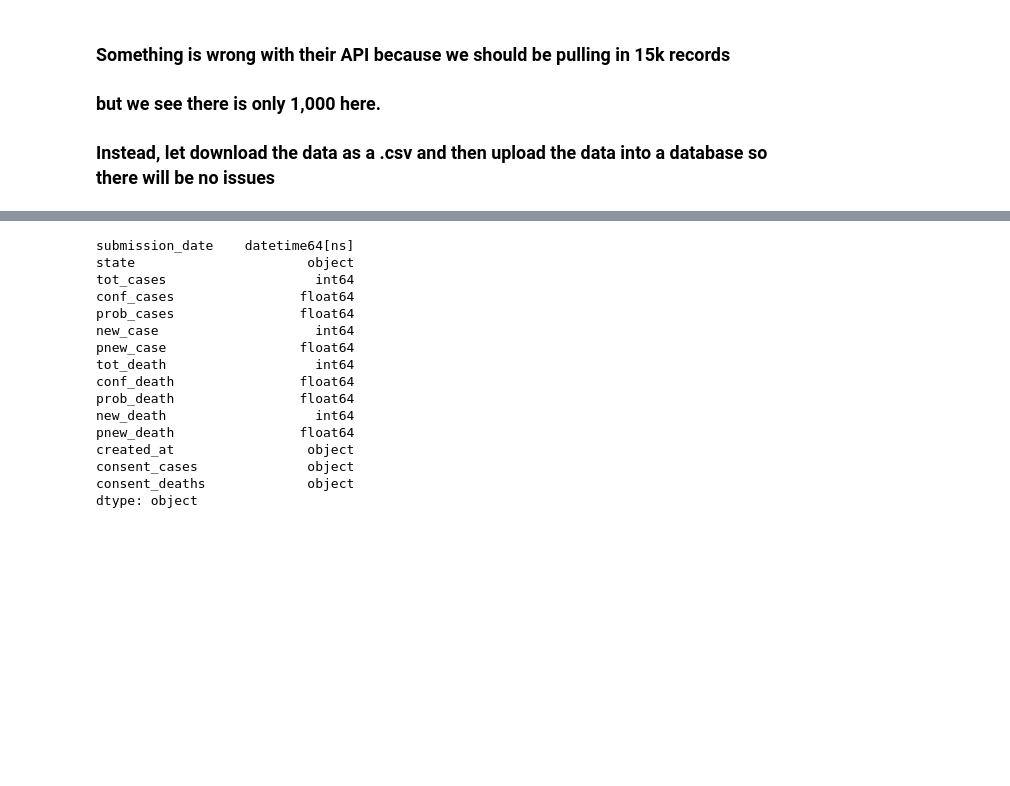
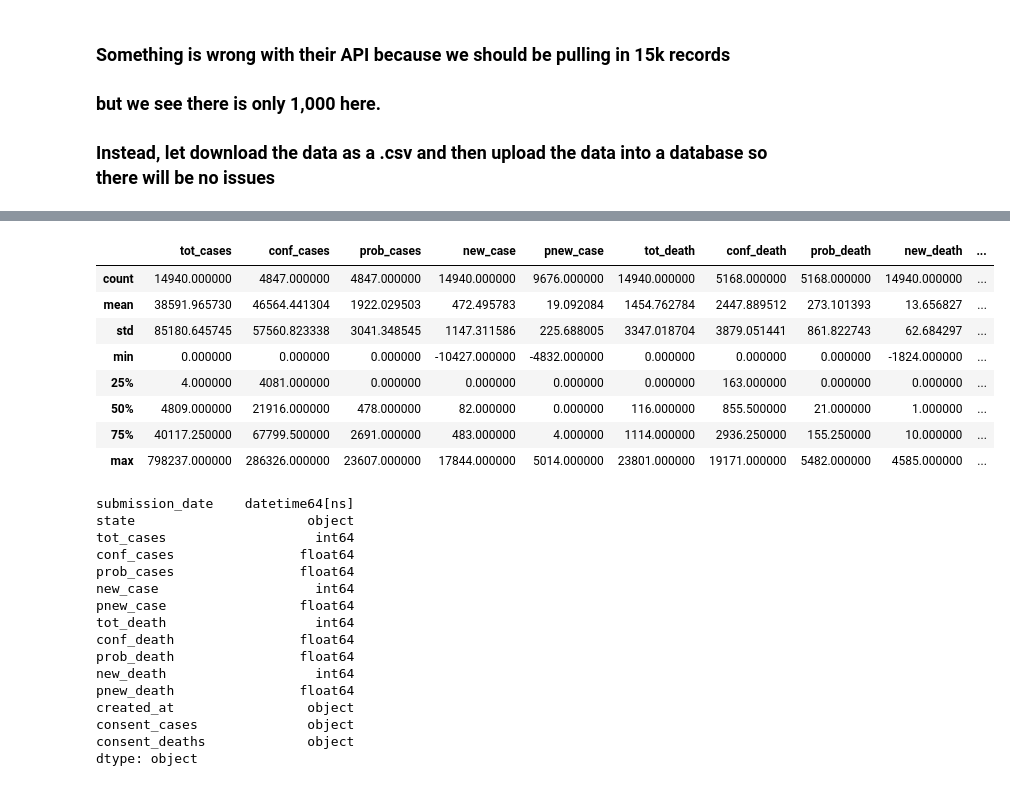
Before and after one commit to chrisvidetto1/Portfolio, a Jupyter notebook: COVID_19_EDA.ipynb, the cells around one changed output, grey strips where cells are left out. Saved outputs shown, nothing was run; the diff lists cells and outputs as text; code cells hidden in the pictures; blank space fills up the shorter version.

```diff
--- a/COVID_19_EDA.ipynb
+++ b/COVID_19_EDA.ipynb
@@ -137,6 +92,18 @@ dfcovid19 = pd.read_sql("SELECT * FROM covid19;", con=engine)
 # %%
 ### Cheating and just pulling down the data from GitHub for ease
 dfcovid19 = pd.read_csv('https://raw.githubusercontent.com/chrisvidetto1/Exploratory_Data_Analysis/master/US_COVID-19_Cases_and_Deaths_over_Time.csv')
+# %%
+dfcovid19.describe()
+# %% [output]
+|  | tot_cases | conf_cases | prob_cases | new_case | pnew_case | tot_death | conf_death | prob_death | new_death | ... |
+| count | 14940.000000 | 4847.000000 | 4847.000000 | 14940.000000 | 9676.000000 | 14940.000000 | 5168.000000 | 5168.000000 | 14940.000000 | ... |
+| mean | 38591.965730 | 46564.441304 | 1922.029503 | 472.495783 | 19.092084 | 1454.762784 | 2447.889512 | 273.101393 | 13.656827 | ... |
+| std | 85180.645745 | 57560.823338 | 3041.348545 | 1147.311586 | 225.688005 | 3347.018704 | 3879.051441 | 861.822743 | 62.684297 | ... |
+| min | 0.000000 | 0.000000 | 0.000000 | -10427.000000 | -4832.000000 | 0.000000 | 0.000000 | 0.000000 | -1824.000000 | ... |
+| 25% | 4.000000 | 4081.000000 | 0.000000 | 0.000000 | 0.000000 | 0.000000 | 163.000000 | 0.000000 | 0.000000 | ... |
+| 50% | 4809.000000 | 21916.000000 | 478.000000 | 82.000000 | 0.000000 | 116.000000 | 855.500000 | 21.000000 | 1.000000 | ... |
+| 75% | 40117.250000 | 67799.500000 | 2691.000000 | 483.000000 | 4.000000 | 1114.000000 | 2936.250000 | 155.250000 | 10.000000 | ... |
+| max | 798237.000000 | 286326.000000 | 23607.000000 | 17844.000000 | 5014.000000 | 23801.000000 | 19171.000000 | 5482.000000 | 4585.000000 | ... |
 # %%
 ## Lets just do some data cleaning tasks and change the data type
 dfcovid19['submission_date'] = pd.to_datetime(dfcovid19['submission_date'])
```
Also changed, not shown: parts of 19 cells of this notebook.
